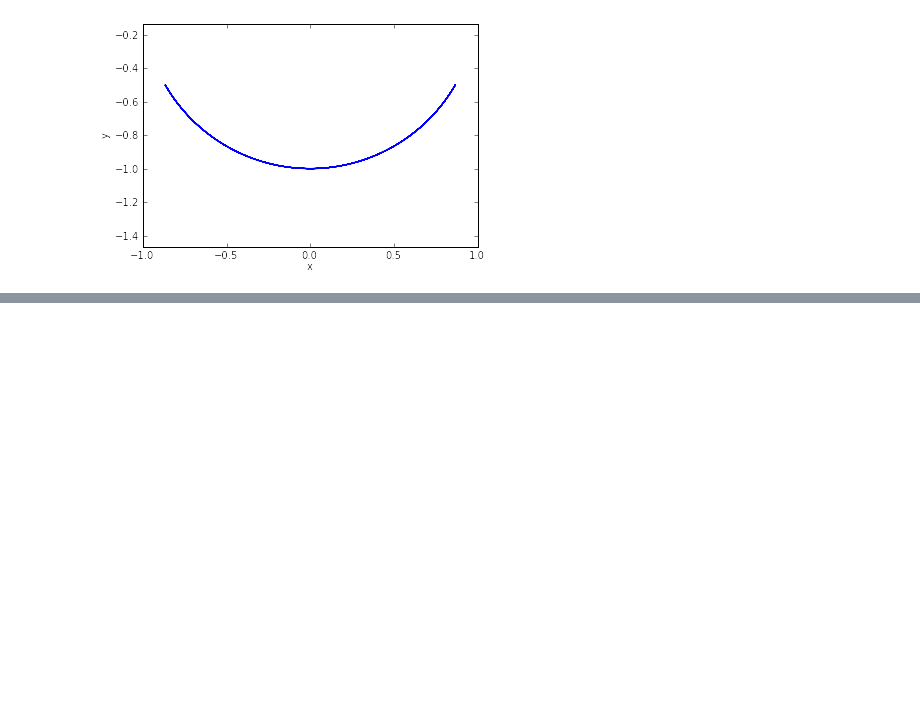
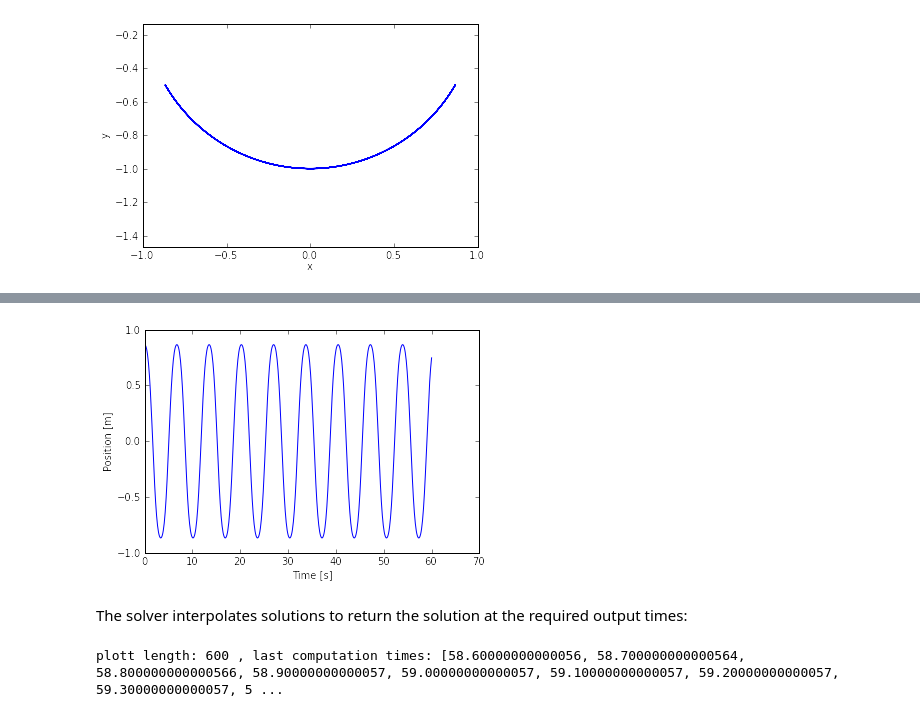
Before and after one commit to bmcage/odes, a Jupyter notebook: docs/ipython/Planar Pendulum as DAE.ipynb, the cells around one changed output, grey strips where cells are left out. Drawn from its saved outputs; the diff is of its cells as text; code cells hidden in the pictures; blank space fills up the shorter version.

Commit message:
Add the new API also to the step method of DAE

```diff
--- a/docs/ipython/Planar Pendulum as DAE.ipynb
+++ b/docs/ipython/Planar Pendulum as DAE.ipynb
@@ -195,0 +201,35 @@ plt.show()
+# %%
+solver = dae('ida', residual,
+             compute_initcond='yp0',
+             first_step_size=1e-18,
+             atol=1e-6,
+             rtol=1e-6,
+             algebraic_vars_idx=[4],
+             old_api=False)
+time = 0.
+solver.init_step(time, z0, zp0)
+plott = []
+plotx = []
+while True:
+    solution = solver.step(time+0.1)
+    if solution.errors.t:
+        print ('Error: ', solution.message, 'Error at time', solution.errors.t)
+        break
+    #we store output for plotting
+    plott.append(solution.values.t)
+    plotx.append(solution.values.y[0])
+    time += 0.1
+    if time > 60:
+        break
+plt.plot(plott, plotx)
+plt.xlabel('Time [s]')
+plt.ylabel('Position [m]')
+plt.show()
+# %% [output]
+[figure, added]
+# %% [markdown]
+The solver interpolates solutions to return the solution at the required output times:
+# %%
+print ('plott length:', len(plott), ', last computation times:', plott[-15:]);
+# %% [output]
+plott length: 600 , last computation times: [58.60000000000056, 58.700000000000564, 58.800000000000566, 58.90000000000057, 59.00000000000057, 59.10000000000057, 59.20000000000057, 59.30000000000057, 5 ...
```
Also changed, not shown: parts of 5 cells of this notebook, 4 other files.
